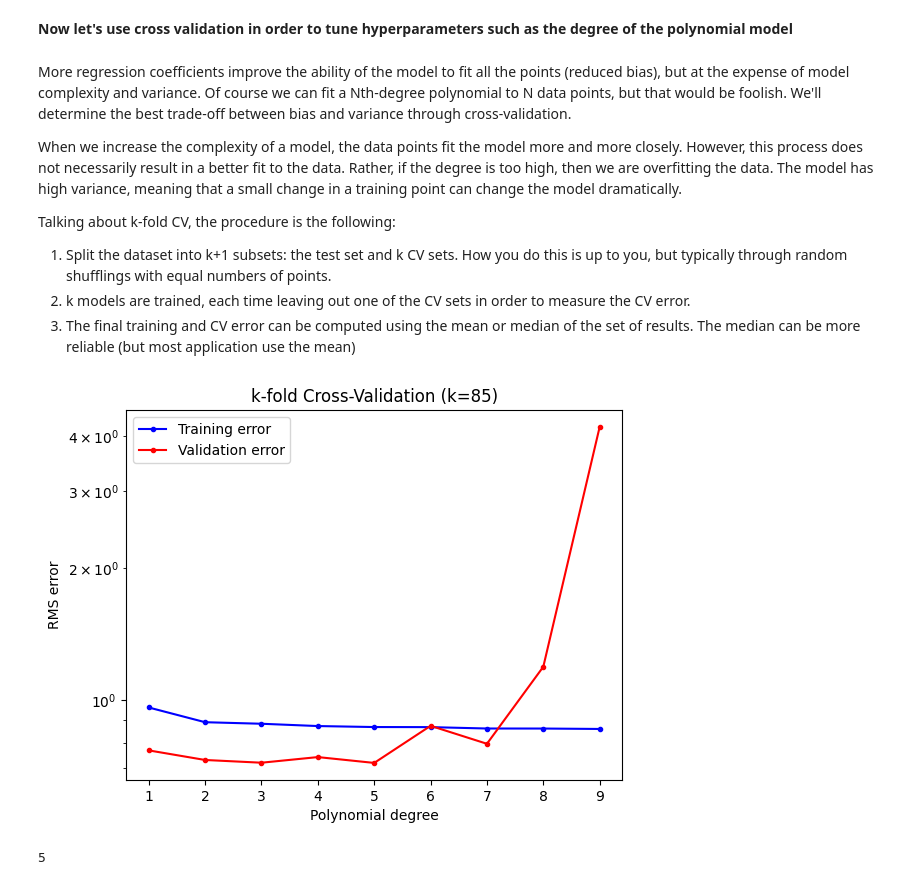
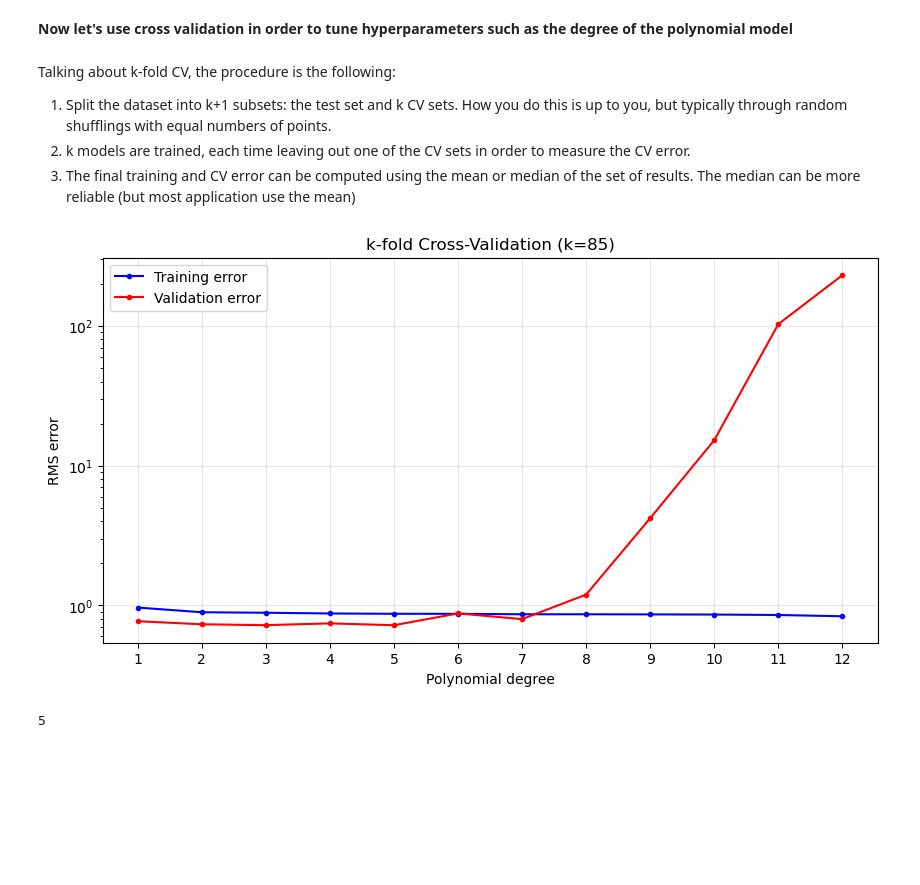
Before and after one commit to EmanuelaMenditto/astrostatistics_bicocca_2025, a Jupyter notebook: working/L17_Regression_IaSN.ipynb, the cells around one changed output. Cells and saved outputs as stored; diff of their text form; code cells hidden in the pictures; blank space fills up the shorter version.

Commit message:
Added refined version of L17 regression IaSN notebook without optionals

```diff
--- a/working/L17_Regression_IaSN.ipynb
+++ b/working/L17_Regression_IaSN.ipynb
@@ -57,7 +55,7 @@ print(y.shape)
 (100,)
 # %%
 # Split the dataset in tranining + test dataset
-X_train, X_test, y_train, y_test, train_idx, test_idx = train_test_split(X, y, range(len(X)), test_size=0.25, random_state=42)
+X_train, X_test, y_train, y_test, train_idx, test_idx = train_test_split(X, y, range(len(X)), test_size=0.15, random_state=42)
 # %% [markdown]
 ##### Linear fit
 # %%
@@ -108,7 +110,7 @@ print(np.array([y_test, y_pred_test]).T)
 # %% [markdown]
 ##### Polynomial fit
 # %%
-vec_degree = np.arange(1,10,1)
+vec_degree = np.arange(1,13,1)
 vec_coef = []
 
 for d in vec_degree:
@@ -143,10 +147,6 @@ plt.show()
 # %% [markdown]
 **Now let's use cross validation in order to tune hyperparameters such as the degree of the polynomial model**
 # %% [markdown]
-More regression coefficients improve the ability of the model to fit all the points (reduced bias), but at the expense of model complexity and variance. Of course we can fit a Nth-degree polynomial to N data points, but that would be foolish. We'll determine the best trade-off between bias and variance through cross-validation.
-
-When we increase the complexity of a model, the data points fit the model more and more closely. However, this process does not necessarily result in a better fit to the data. Rather, if the degree is too high, then we are overfitting the data. The model has high variance, meaning that a small change in a training point can change the model dramatically.
-
 Talking about k-fold CV, the procedure is the following:
 
 1. Split the dataset into k+1 subsets: the test set and k CV sets. How you do this is up to you, but typically through random shufflings with equal numbers of points.
@@ -164,7 +164,7 @@ avg_train_error = []
 avg_val_error = []
 
 i = 1
-while i < 10:
+while i < 13:
 
   # Initialize model
   degree = i
@@ -208,17 +208,19 @@ while i < 10:
 
   i += 1
 # %%
-plt.plot(range(1,10), avg_train_error, '.-b', label='Training error')
-plt.plot(range(1,10), avg_val_error, '.-r', label='Validation error')
+plt.figure(figsize=(10, 5))
+plt.plot(range(1,13), avg_train_error, '.-b', label='Training error')
+plt.plot(range(1,13), avg_val_error, '.-r', label='Validation error')
 plt.xlabel("Polynomial degree")
 plt.ylabel("RMS error")
-plt.xticks(range(1,10))
-plt.yscale('log')
+plt.xticks(range(1,13))
+plt.yscale("log")
 plt.title("k-fold Cross-Validation (k={:.0f})".format(k))
 plt.legend(loc='upper left')
+plt.grid(alpha=0.3)
 plt.show()
 # %% [output]
-[figure, old version]
+[figure, new version]
 # %%
 tuned_d = vec_degree[np.where(avg_val_error == np.min(avg_val_error))[0][0]]
 print(tuned_d)
```
Also changed, not shown: parts of 12 cells of this notebook.
